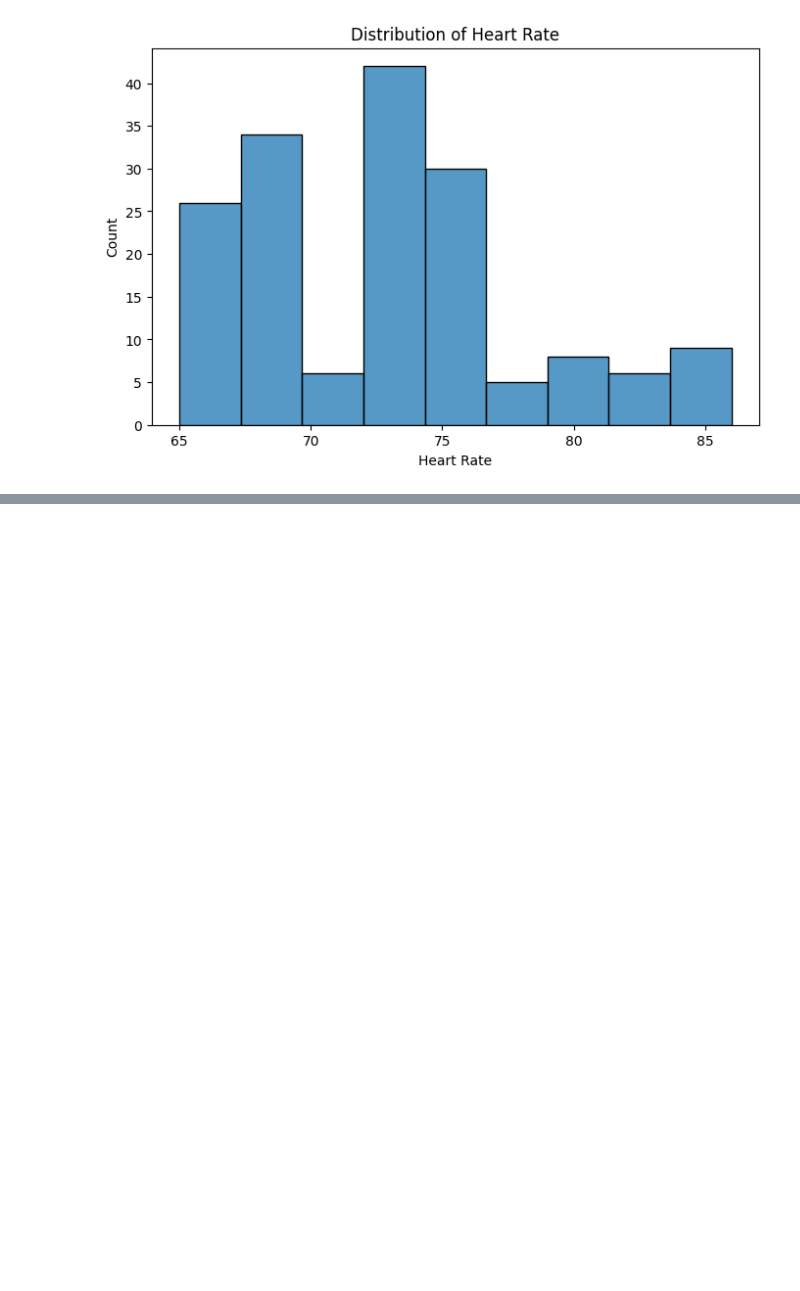
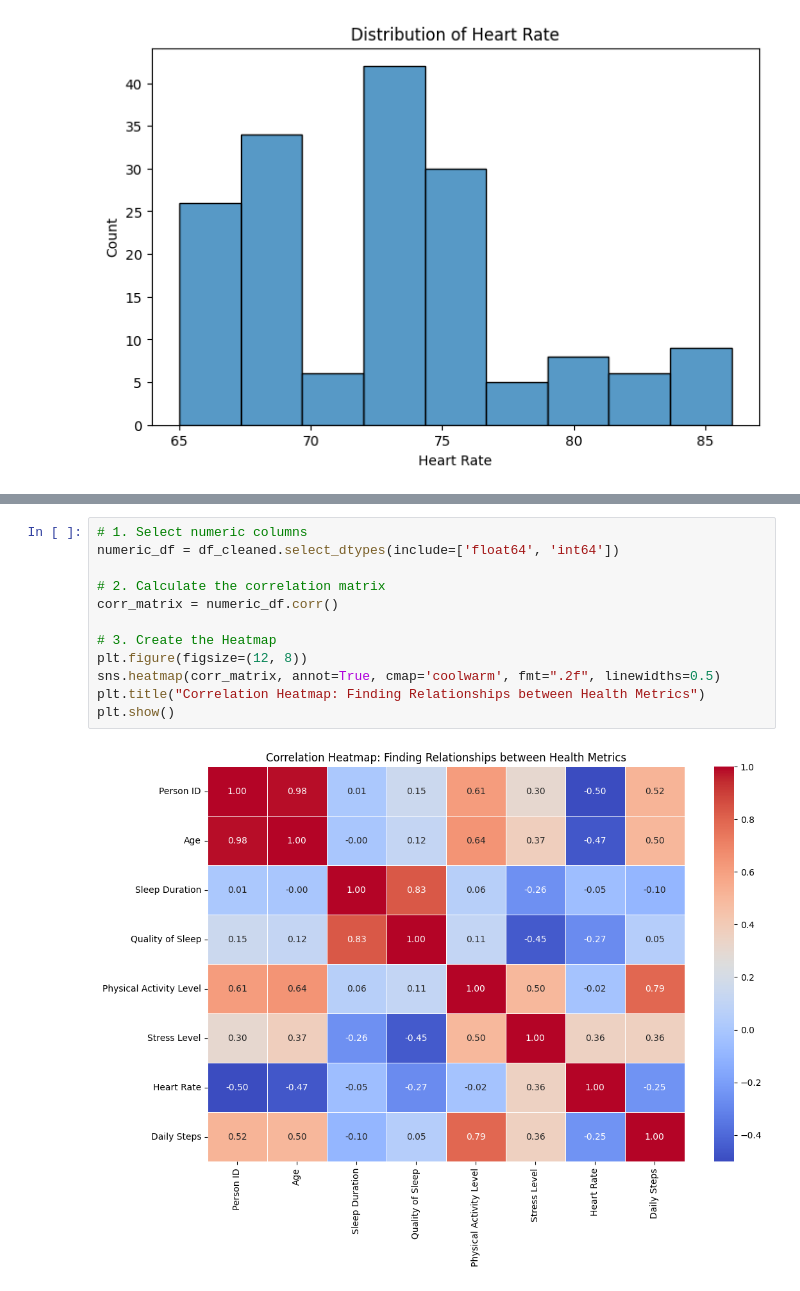
Before and after one commit to Kucheing/FirstOpeningZomato, a Jupyter notebook: ASGZD-1201/ProjectSleepDisorder.ipynb, the cells around one changed output, grey strips where cells are left out. Drawn from its saved outputs; the diff is of its cells as text; blank space fills up the shorter version.

```diff
--- a/ASGZD-1201/ProjectSleepDisorder.ipynb
+++ b/ASGZD-1201/ProjectSleepDisorder.ipynb
@@ -730,0 +823,14 @@ Text(0.5, 1.0, 'Stress Level Distribution by Occupation')
+# %%
+# 1. Select numeric columns
+numeric_df = df_cleaned.select_dtypes(include=['float64', 'int64'])
+
+# 2. Calculate the correlation matrix
+corr_matrix = numeric_df.corr()
+
+# 3. Create the Heatmap
+plt.figure(figsize=(12, 8))
+sns.heatmap(corr_matrix, annot=True, cmap='coolwarm', fmt=".2f", linewidths=0.5)
+plt.title("Correlation Heatmap: Finding Relationships between Health Metrics")
+plt.show()
+# %% [output]
+[figure, added]
```
Also changed, not shown: parts of 13 cells of this notebook.
